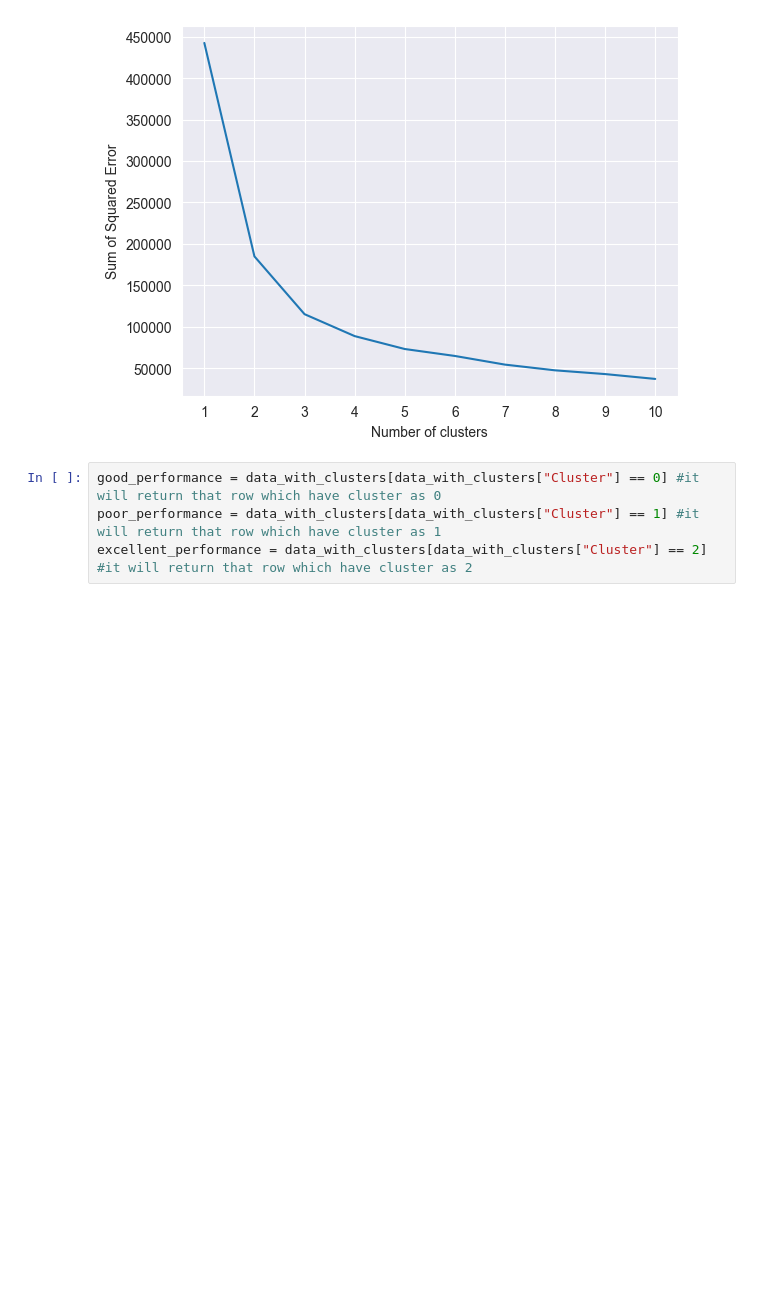
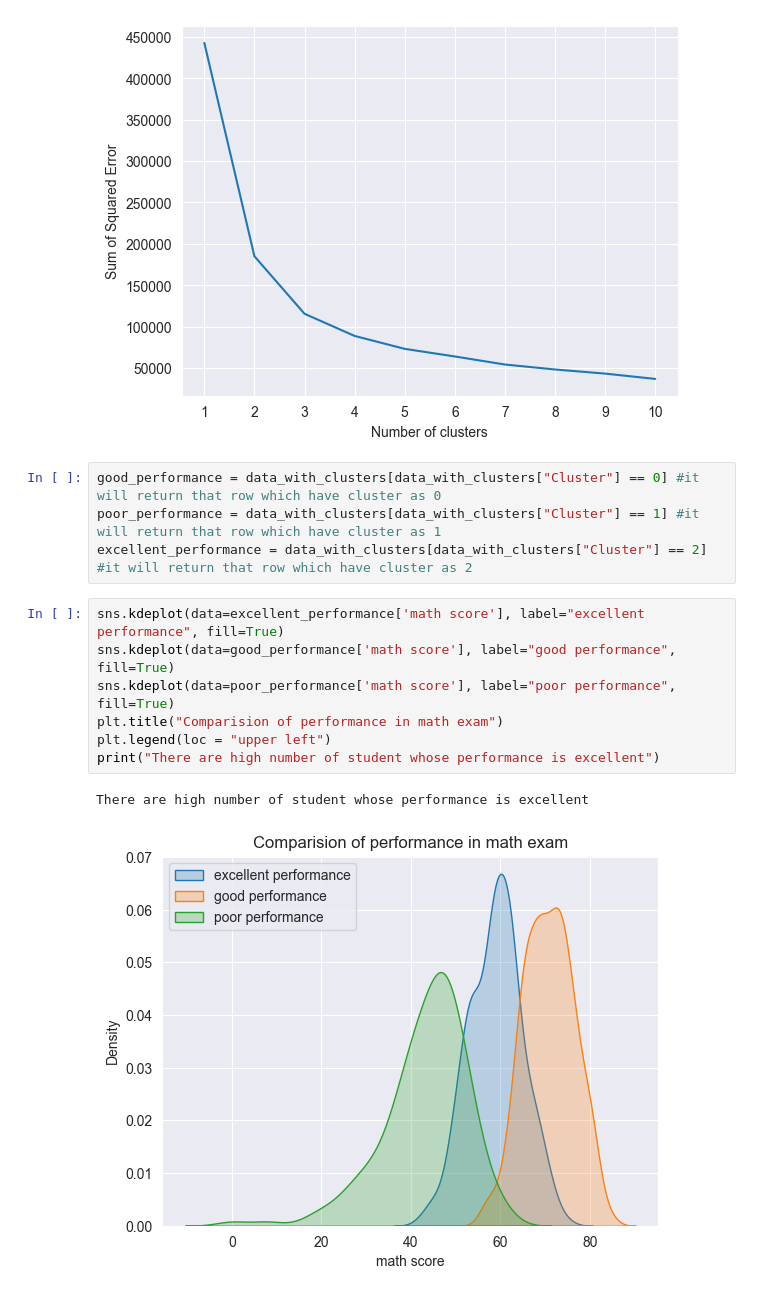
Before and after one commit to ravpratham/Python-code-practice, a Jupyter notebook: GitHub_SRM/ClusteringProject/main.ipynb, the cells around one changed output. Cells and saved outputs as stored; diff of their text form; blank space fills up the shorter version.

Commit message:
sns plot added for each subject

```diff
--- a/GitHub_SRM/ClusteringProject/main.ipynb
+++ b/GitHub_SRM/ClusteringProject/main.ipynb
@@ -66,3 +65,13 @@ plt.show()
 good_performance = data_with_clusters[data_with_clusters["Cluster"] == 0] #it will return that row which have cluster as 0
 poor_performance = data_with_clusters[data_with_clusters["Cluster"] == 1] #it will return that row which have cluster as 1
 excellent_performance = data_with_clusters[data_with_clusters["Cluster"] == 2] #it will return that row which have cluster as 2
+# %%
+sns.kdeplot(data=excellent_performance['math score'], label="excellent performance", fill=True)
+sns.kdeplot(data=good_performance['math score'], label="good performance", fill=True)
+sns.kdeplot(data=poor_performance['math score'], label="poor performance", fill=True)
+plt.title("Comparision of performance in math exam")
+plt.legend(loc = "upper left")
+print("There are high number of student whose performance is excellent")
+# %% [output]
+There are high number of student whose performance is excellent
+[figure, added]
```
Also changed, not shown: parts of 4 cells of this notebook.
